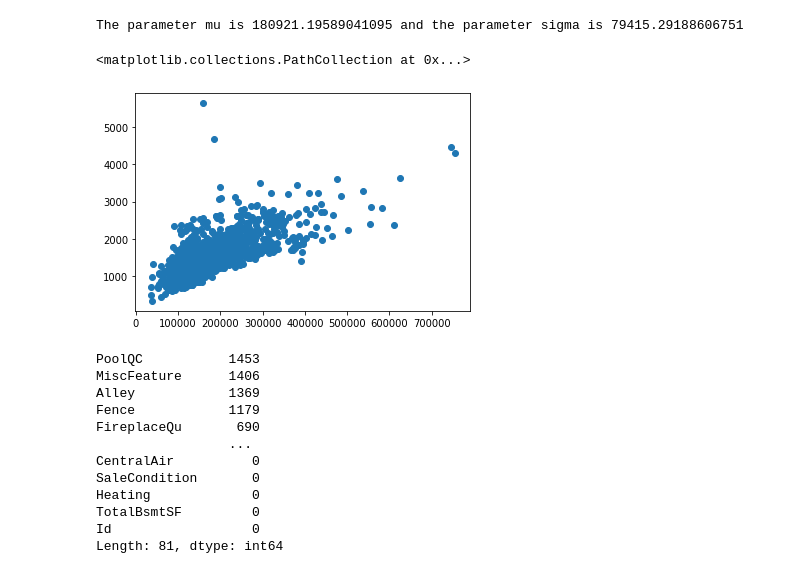
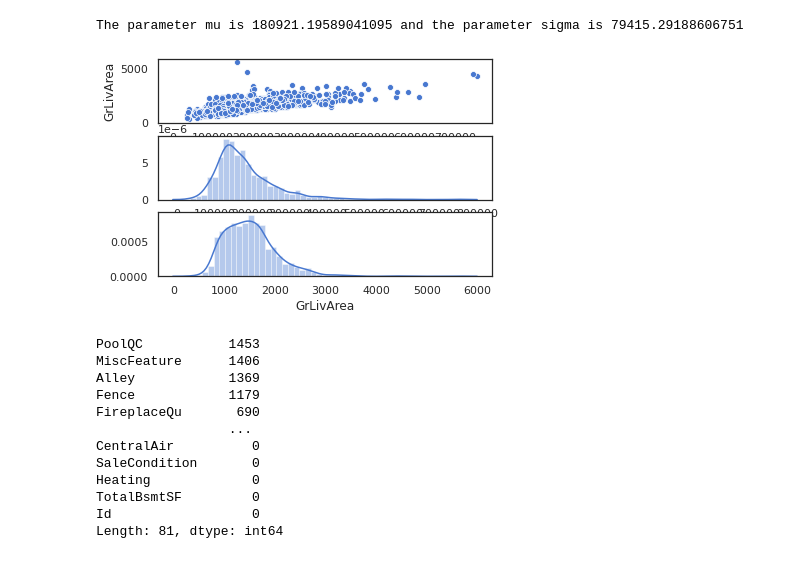
Before and after one commit to nilberthsouza/HousePricingPredict, a Jupyter notebook: Predict House Price and EDA.ipynb, the cells around one changed output. Saved outputs shown, nothing was run; the diff lists cells and outputs as text; code cells hidden in the pictures.

```diff
--- a/Predict House Price and EDA.ipynb
+++ b/Predict House Price and EDA.ipynb
@@ -85,12 +120,26 @@ sns.distplot(train.SalePrice,fit=norm)
 print("The parameter mu is {} and the parameter sigma is {}".format(mu,sigma))
 # %% [output]
 The parameter mu is 180921.19589041095 and the parameter sigma is 79415.29188606751
-# %%
-#alguns outliers que devem ser tratados posteriormente
-plt.scatter(train.SalePrice,train.GrLivArea)
-# %% [output]
-<matplotlib.collections.PathCollection at 0x...>
-[figure, removed]
+# %%
+fig = plt.figure()
+ax1 = fig.add_subplot(311)
+ax2 = fig.add_subplot(312)
+ax3 = fig.add_subplot(313)
+
+sns.scatterplot(train.SalePrice,train.GrLivArea, ax=ax1)
+
+# Plot the errorbar directly on ax1
+ax1.hist(train.GrLivArea)
+
+sns.distplot(train.GrLivArea,ax=ax3)
+# Tell the distplot to plot on ax2 with the ax argument
+# Also store the FacetGrid in 'g'
+g=sns.distplot(train.SalePrice, ax=ax2)
+
+# Close the FacetGrid figure which we don't need (g.fig)
+plt.show()
+# %% [output]
+[figure, added]
 # %%
 #Checamos quantos campos nulos temos no dataset train
 train.isnull().sum().sort_values(ascending=False)
```
Also changed, not shown: parts of 9 cells of this notebook.
